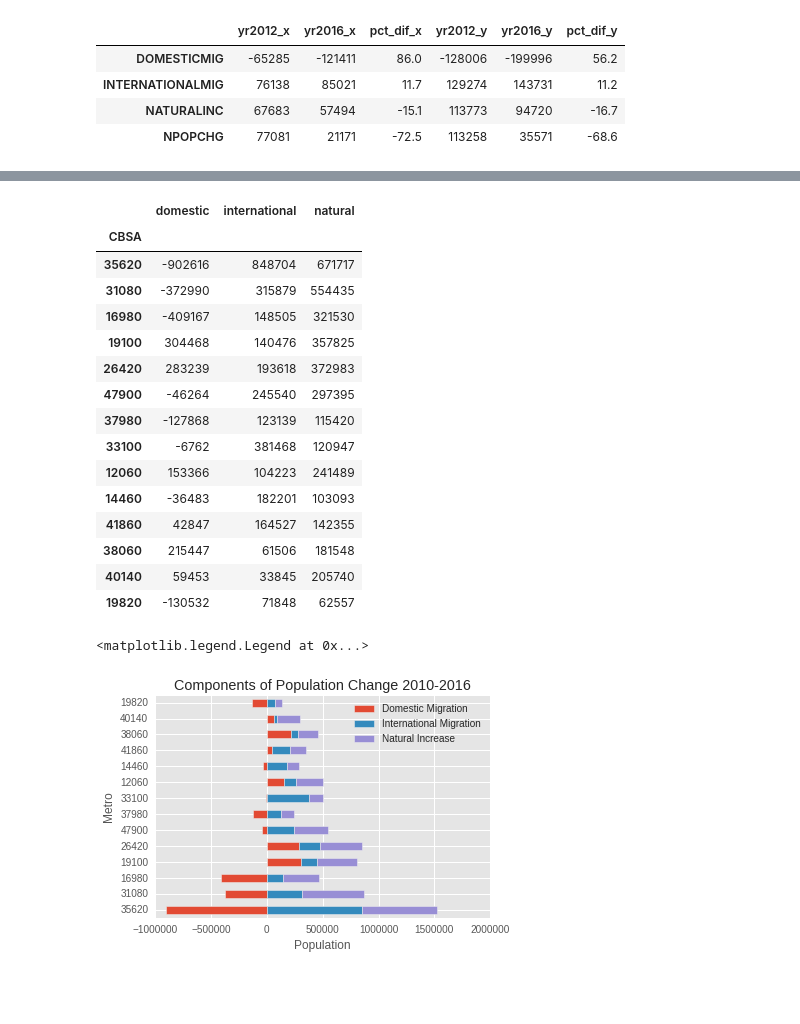
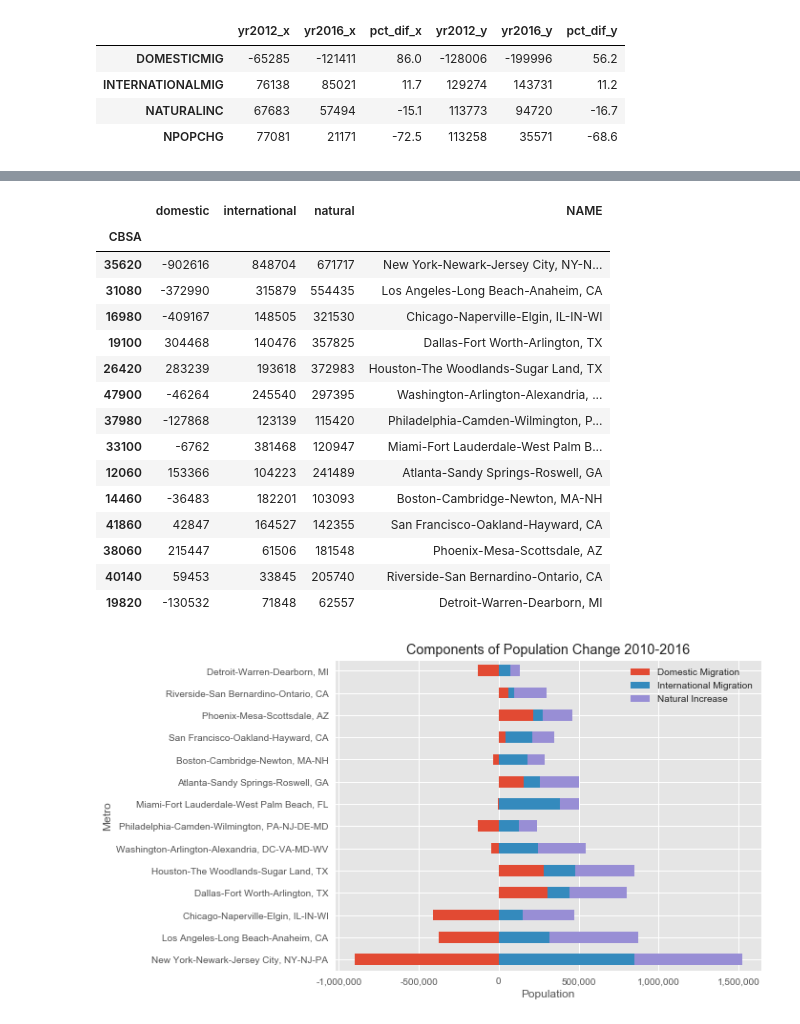
Before and after one commit to anastasiaclark/irs_nyc_migration, a Jupyter notebook: scripts/explore_pep.ipynb, the cells around one changed output, grey strips where cells are left out. Drawn from its saved outputs; the diff is of its cells as text; code cells hidden in the pictures; blank space fills up the shorter version.

```diff
--- a/scripts/explore_pep.ipynb
+++ b/scripts/explore_pep.ipynb
@@ -7,11 +7,17 @@ import matplotlib.pyplot as plt
 import seaborn as sns
 plt.style.use('ggplot')
 
-data_path='/home/franknitty/irs_nyc_migration/data'
-#data_path='/Users/anastasiaclark/irs_nyc_migration/data'
+#data_path='/home/franknitty/irs_nyc_migration/data'
+data_path='/Users/anastasiaclark/irs_nyc_migration/data'
+
 nyc=['36005','36047','36061','36081','36085']
 nymet=['35620']
-cities=['06037','17031','48201','04013','42101','48029','06073','48113','06085']
+
+cities={'06037':'Los Angeles, CA','17031': 'Chicago, IL','48201': 'Houston, TX',
+   '04013': 'Phoenix, AZ','42101': 'Philadelphia, PA', '48029': 'San Antonio, TX', '06073': 'San Diego, CA',
+  '48113': 'Dallas, TX', '06085': 'San Jose, CA','36005':'New York City, NY','36047':'New York City, NY',
+       '36061':'New York City, NY','36081':'New York City, NY','36085':'New York City, NY'}
+
 metros=['35620','31080','16980','19100','26420','47900','37980','33100','12060','14460','41860','38060','40140','19820']
 
 years=['2011','2012','2013','2014','2015', '2016']
@@ -137,7 +220,7 @@ nyc_est
 5 rows × 24 columns
 # %%
 # Create keeper list of metros, fold April-July change into the change between 2010 and 2011
-
+keep_cols.append('NAME')
 all_metros=metro_pep[keep_cols].copy()
 
 all_metros['NPOPCHG2011']=all_metros['NPOPCHG2011']+all_metros['NPOPCHG2010']
@@ -331,33 +425,33 @@ big_metros['international']=(big_metros.INTERNATIONALMIG2011 + big_metros.INTERN
 big_metros['natural']=(big_metros.NATURALINC2011 + big_metros.NATURALINC2012 + big_metros.NATURALINC2013 + big_metros.NATURALINC2014
                        + big_metros.NATURALINC2015 + big_metros.NATURALINC2016)
 
-metro_sum=pd.DataFrame(big_metros,columns=['domestic','international','natural'])
+metro_sum=pd.DataFrame(big_metros,columns=['domestic','international','natural', 'NAME'])
 metro_sum
 # %% [output]
-|  | domestic | international | natural |
-| CBSA |  |  |  |
-| 35620 | -902616 | 848704 | 671717 |
-| 31080 | -372990 | 315879 | 554435 |
-| 16980 | -409167 | 148505 | 321530 |
-| 19100 | 304468 | 140476 | 357825 |
-| 26420 | 283239 | 193618 | 372983 |
-| 47900 | -46264 | 245540 | 297395 |
-| 37980 | -127868 | 123139 | 115420 |
-| 33100 | -6762 | 381468 | 120947 |
-| 12060 | 153366 | 104223 | 241489 |
-| 14460 | -36483 | 182201 | 103093 |
-| 41860 | 42847 | 164527 | 142355 |
-| 38060 | 215447 | 61506 | 181548 |
-| 40140 | 59453 | 33845 | 205740 |
-| 19820 | -130532 | 71848 | 62557 |
+|  | domestic | international | natural | NAME |
+| CBSA |  |  |  |  |
+| 35620 | -902616 | 848704 | 671717 | New York-Newark-Jersey City, NY-N... |
+| 31080 | -372990 | 315879 | 554435 | Los Angeles-Long Beach-Anaheim, CA |
+| 16980 | -409167 | 148505 | 321530 | Chicago-Naperville-Elgin, IL-IN-WI |
+| 19100 | 304468 | 140476 | 357825 | Dallas-Fort Worth-Arlington, TX |
+| 26420 | 283239 | 193618 | 372983 | Houston-The Woodlands-Sugar Land, TX |
+| 47900 | -46264 | 245540 | 297395 | Washington-Arlington-Alexandria, ... |
+| 37980 | -127868 | 123139 | 115420 | Philadelphia-Camden-Wilmington, P... |
+| 33100 | -6762 | 381468 | 120947 | Miami-Fort Lauderdale-West Palm B... |
+| 12060 | 153366 | 104223 | 241489 | Atlanta-Sandy Springs-Roswell, GA |
+| 14460 | -36483 | 182201 | 103093 | Boston-Cambridge-Newton, MA-NH |
+| 41860 | 42847 | 164527 | 142355 | San Francisco-Oakland-Hayward, CA |
+| 38060 | 215447 | 61506 | 181548 | Phoenix-Mesa-Scottsdale, AZ |
+| 40140 | 59453 | 33845 | 205740 | Riverside-San Bernardino-Ontario, CA |
+| 19820 | -130532 | 71848 | 62557 | Detroit-Warren-Dearborn, MI |
 # %%
-my_plot = metro_sum.plot(kind='barh', stacked=True, title="Components of Population Change 2010-2016",rot=0)
+my_plot = metro_sum.set_index('NAME').plot(kind='barh', stacked=True, title="Components of Population Change 2010-2016",rot=0, figsize=(8,6))
 my_plot.set_xlabel("Population")
 my_plot.set_ylabel("Metro")
 my_plot.legend(["Domestic Migration","International Migration", "Natural Increase"], loc=1,ncol=1)
+my_plot.get_xaxis().set_major_formatter(plt.FuncFormatter(lambda x, loc: "{:,}".format(int(x))))
 # %% [output]
-<matplotlib.legend.Legend at 0x...>
-[figure, old version]
+[figure, new version]
 # %%
 #TODO: replace codes with labels, reconsider colors, spot check values to make sure they are correct
 #TODO create an accompanying table showing % net pop growth? Or compute and add as label to the right of each bar?
```
Also changed, not shown: parts of 16 cells of this notebook.
